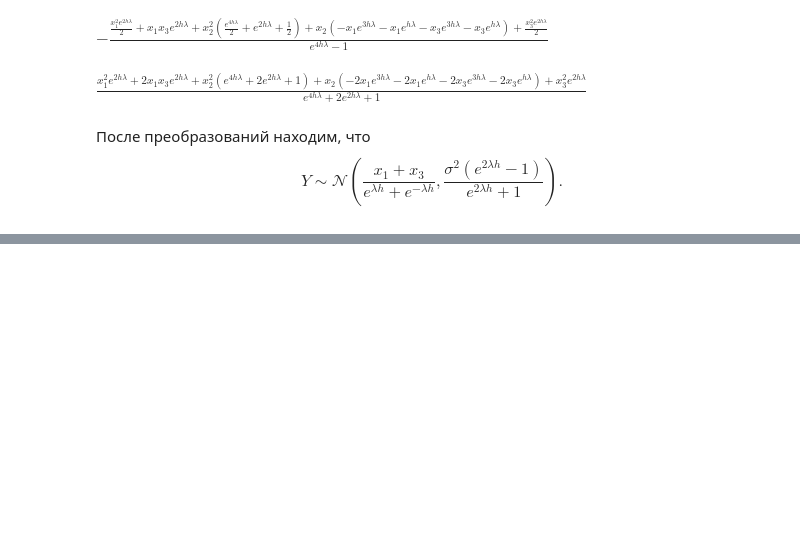
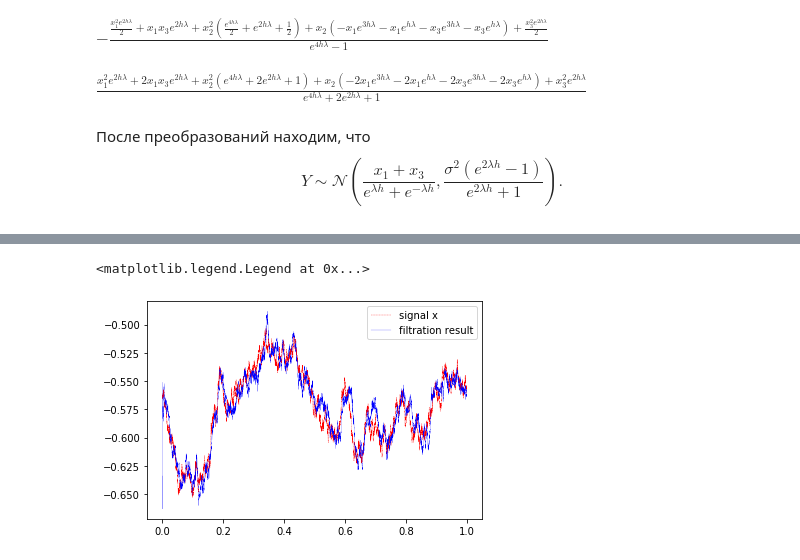
Before and after one commit to MrG1raffe/Stochastic_prac, a Jupyter notebook: StochAn.ipynb, the cells around one changed output, grey strips where cells are left out. Cells and saved outputs as stored; diff of their text form; code cells hidden in the pictures; blank space fills up the shorter version.

```diff
--- a/StochAn.ipynb
+++ b/StochAn.ipynb
@@ -1493,0 +1578,7 @@ plt.plot(x, ou, '.', ms=0.1)
+# %%
+plt.plot(ls, x, 'r--', lw = 0.3, label='signal x')
+plt.plot(ls, filtered, 'b', lw=0.2, label='filtration result')
+plt.legend()
+# %% [output]
+<matplotlib.legend.Legend at 0x...>
+[figure, added]
```
Also changed, not shown: parts of 61 cells of this notebook, 2 other files.
